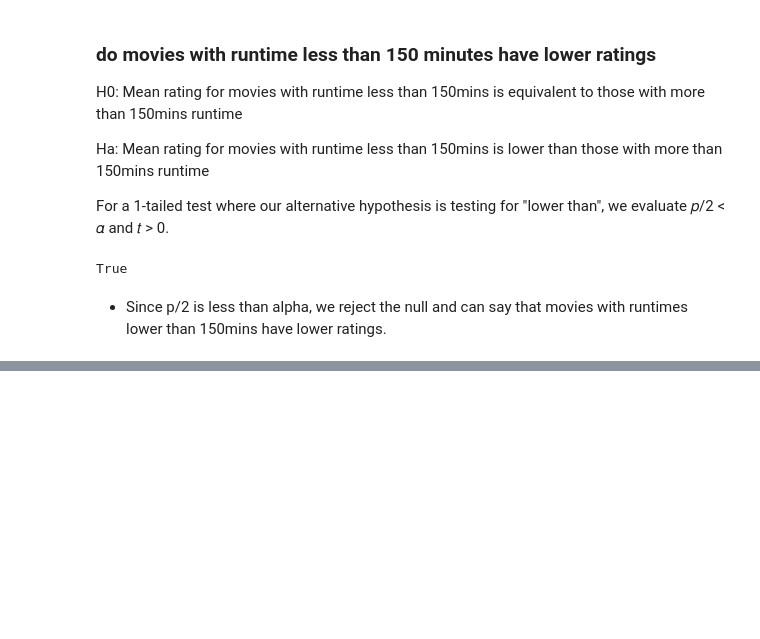
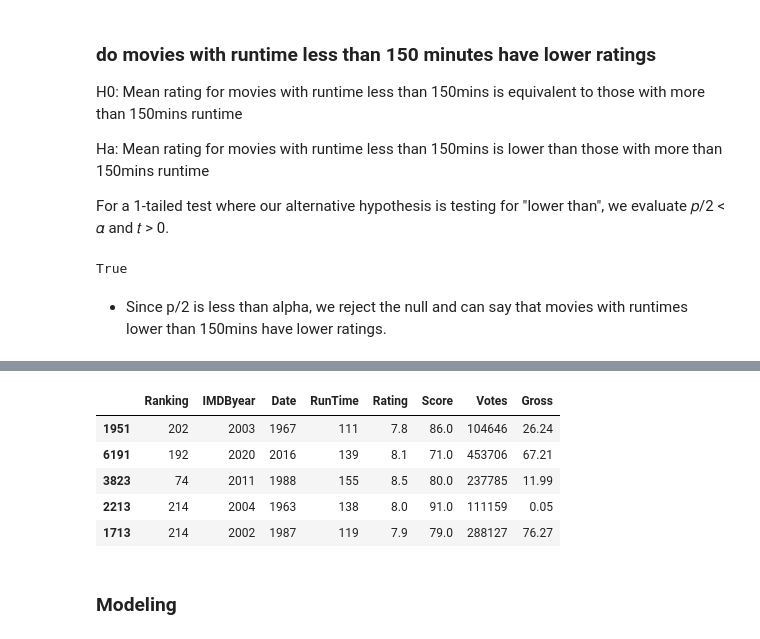
Before and after one commit to mariamnaqvi/predicting-movie-ratings, a Jupyter notebook: first_iteration.ipynb, the cells around one changed output, grey strips where cells are left out. Saved outputs shown, nothing was run; the diff lists cells and outputs as text; code cells hidden in the pictures; blank space fills up the shorter version.

```diff
--- a/first_iteration.ipynb
+++ b/first_iteration.ipynb
@@ -468,0 +484,10 @@ True
+# %%
+# assign X and y variables in all our split dfs
+X_train = train.drop(columns = ['IMDBlink', 'Title', 'Genre','Director','Cast1','Cast2'])
+y_train = train[['Rating']]
+
+X_validate = validate.drop(columns = ['IMDBlink', 'Title', 'Genre','Director','Cast1','Cast2'])
+y_validate = validate[['Rating']]
+
+X_test = test.drop(columns = ['IMDBlink', 'Title', 'Genre','Director','Cast1','Cast2'])
+y_test = test[['Rating']]
@@ -468,0 +518,11 @@ True
+# %%
+X_train.head()
+# %% [output]
+|  | Ranking | IMDByear | Date | RunTime | Rating | Score | Votes | Gross |
+| 1951 | 202 | 2003 | 1967 | 111 | 7.8 | 86.0 | 104646 | 26.24 |
+| 6191 | 192 | 2020 | 2016 | 139 | 8.1 | 71.0 | 453706 | 67.21 |
+| 3823 | 74 | 2011 | 1988 | 155 | 8.5 | 80.0 | 237785 | 11.99 |
+| 2213 | 214 | 2004 | 1963 | 138 | 8.0 | 91.0 | 111159 | 0.05 |
+| 1713 | 214 | 2002 | 1987 | 119 | 7.9 | 79.0 | 288127 | 76.27 |
+# %% [markdown]
+### Modeling
```
Also changed, not shown: parts of 30 cells of this notebook.
